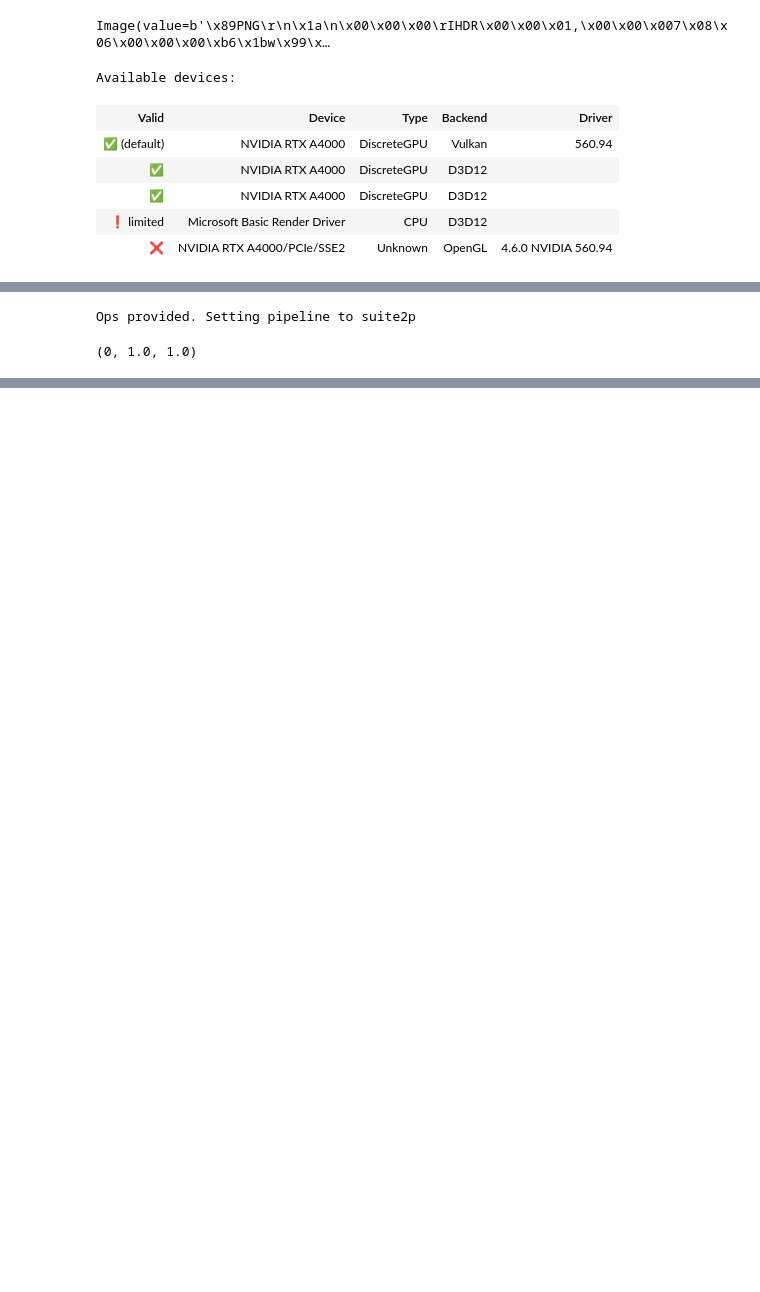
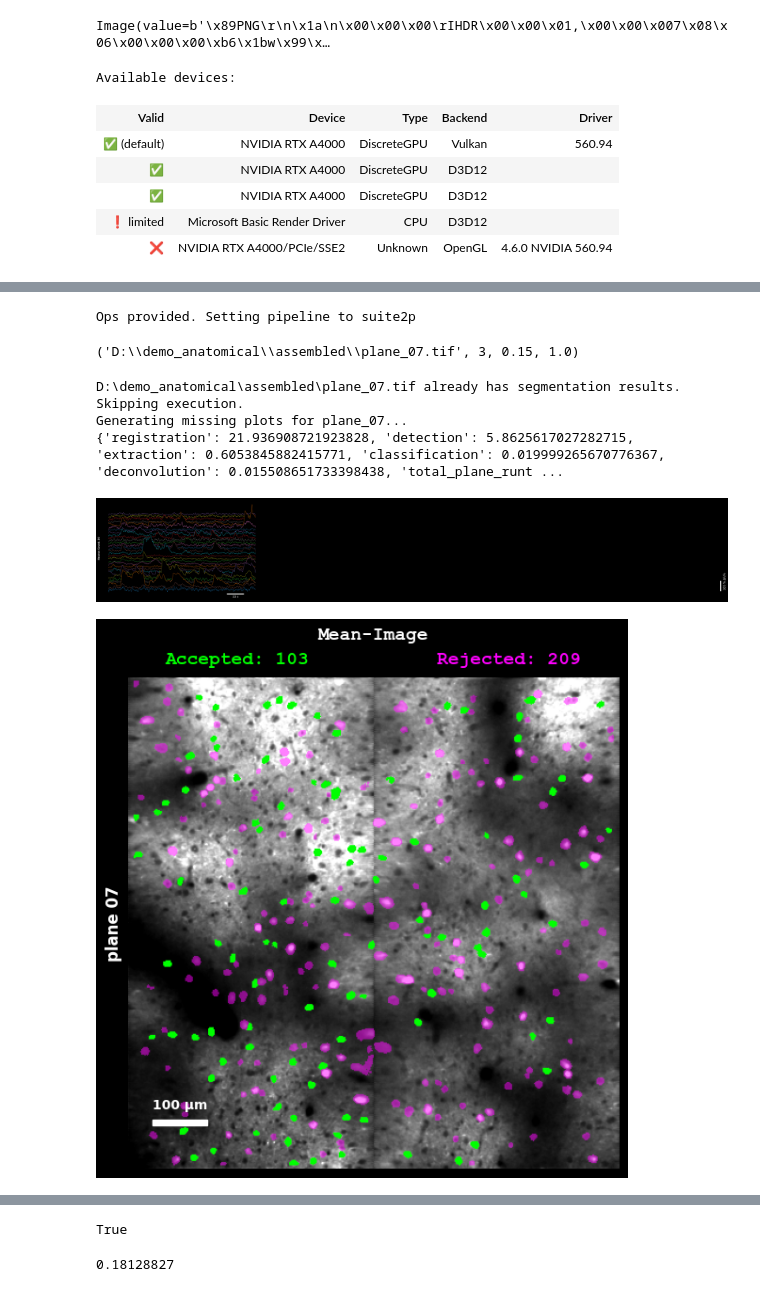
Before and after one commit to MillerBrainObservatory/LBM-Suite2p-Python, a Jupyter notebook: demos/notebooks/anatomical_demo.ipynb, the cells around one changed output, grey strips where cells are left out. Drawn from its saved outputs; the diff is of its cells as text; code cells hidden in the pictures; blank space fills up the shorter version.

Commit message:
anatomical demo

```diff
--- a/demos/notebooks/anatomical_demo.ipynb
+++ b/demos/notebooks/anatomical_demo.ipynb
@@ -23,12 +49,24 @@ assembled_files
 # %%
-demo_file = assembled_files[1] # middle z-plane
+demo_file = assembled_files[6]
+metadata = mbo.get_metadata(demo_file)
+base_ops = mbo.params_from_metadata(metadata, suite2p.default_ops())
+
+demo_file, ops["anatomical_only"], ops["tau"], ops["threshold_scaling"]
+# %% [output]
+Ops provided. Setting pipeline to suite2p
+('D:\\demo_anatomical\\assembled\\plane_07.tif', 3, 0.15, 1.0)
-# %%
-metadata = mbo.get_metadata(demo_file)
-ops = mbo.params_from_metadata(metadata, suite2p.default_ops())
-ops["anatomical_only"], ops["tau"], ops["threshold_scaling"]
-# %% [output]
-Ops provided. Setting pipeline to suite2p
-(0, 1.0, 1.0)
 # %%
 ops["tau"] = 0.15
-ops["merge_thr
+ops["max_overlap"] = 1.0
+ops["anatomical_only"] = 3
+ops["cellprob_thresh"] = 3
+ops["diameter"] = 7
+ops["spatial_hp_cp"] = 1
+# %%
+output_ops = lsp.run_plane(ops, demo_file, "D://demo_anatomical//results", save_folder=None)
+# %% [output]
+D:\demo_anatomical\assembled\plane_07.tif already has segmentation results. Skipping execution.
+Generating missing plots for plane_07...
+{'registration': 21.936908721923828, 'detection': 5.8625617027282715, 'extraction': 0.6053845882415771, 'classification': 0.019999265670776367, 'deconvolution': 0.015508651733398438, 'total_plane_runt ...
+[figure, added]
+[figure, added]
@@ -34,0 +120,9 @@ ops["merge_thr
+# %%
+f, fneu, spks, stats, iscell, cellprob = load_results(output_ops)
+f.shape == fneu.shape == spks.shape
+# %% [output]
+True
+# %%
+stats[0]["skew"]
+# %% [output]
+0.18128827
```
Also changed, not shown: parts of 11 cells of this notebook.
